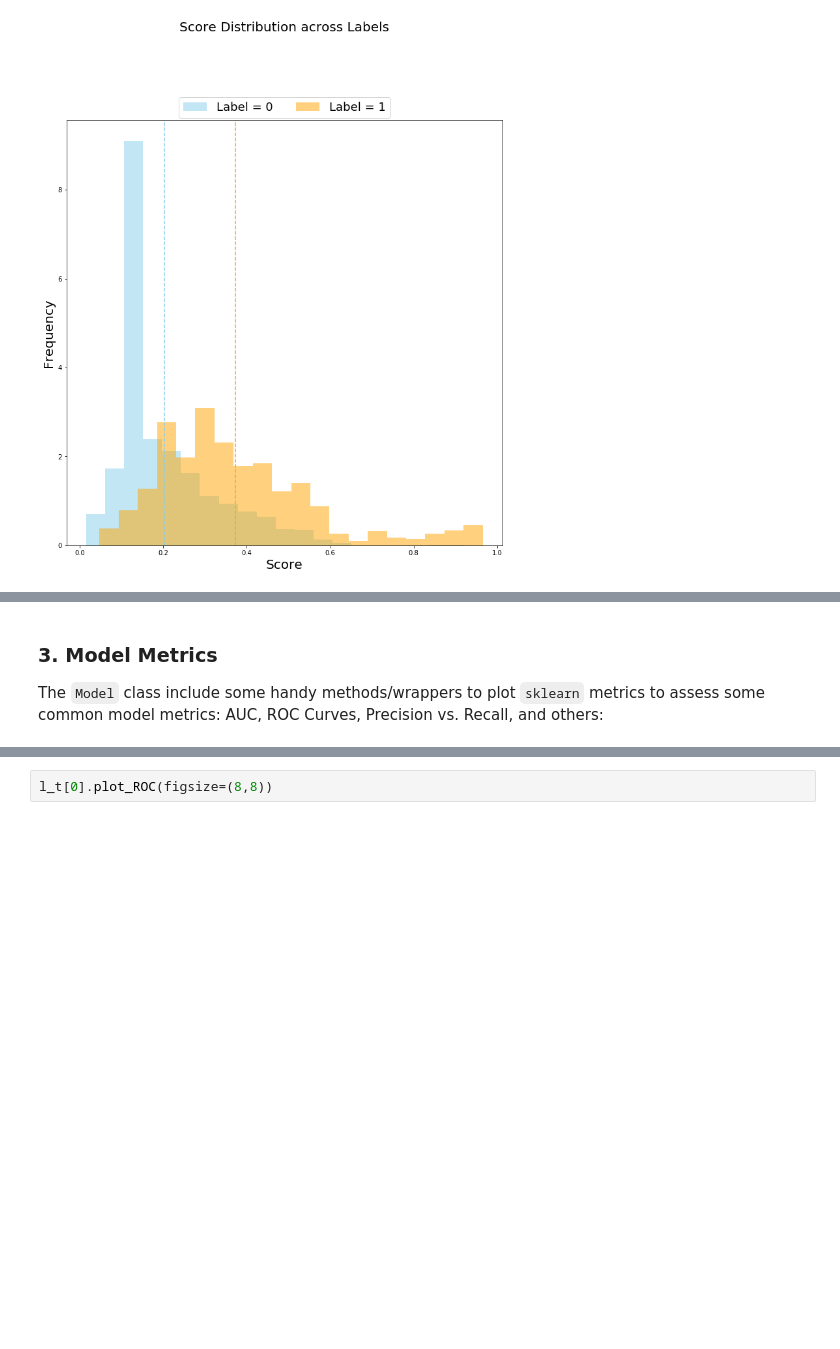
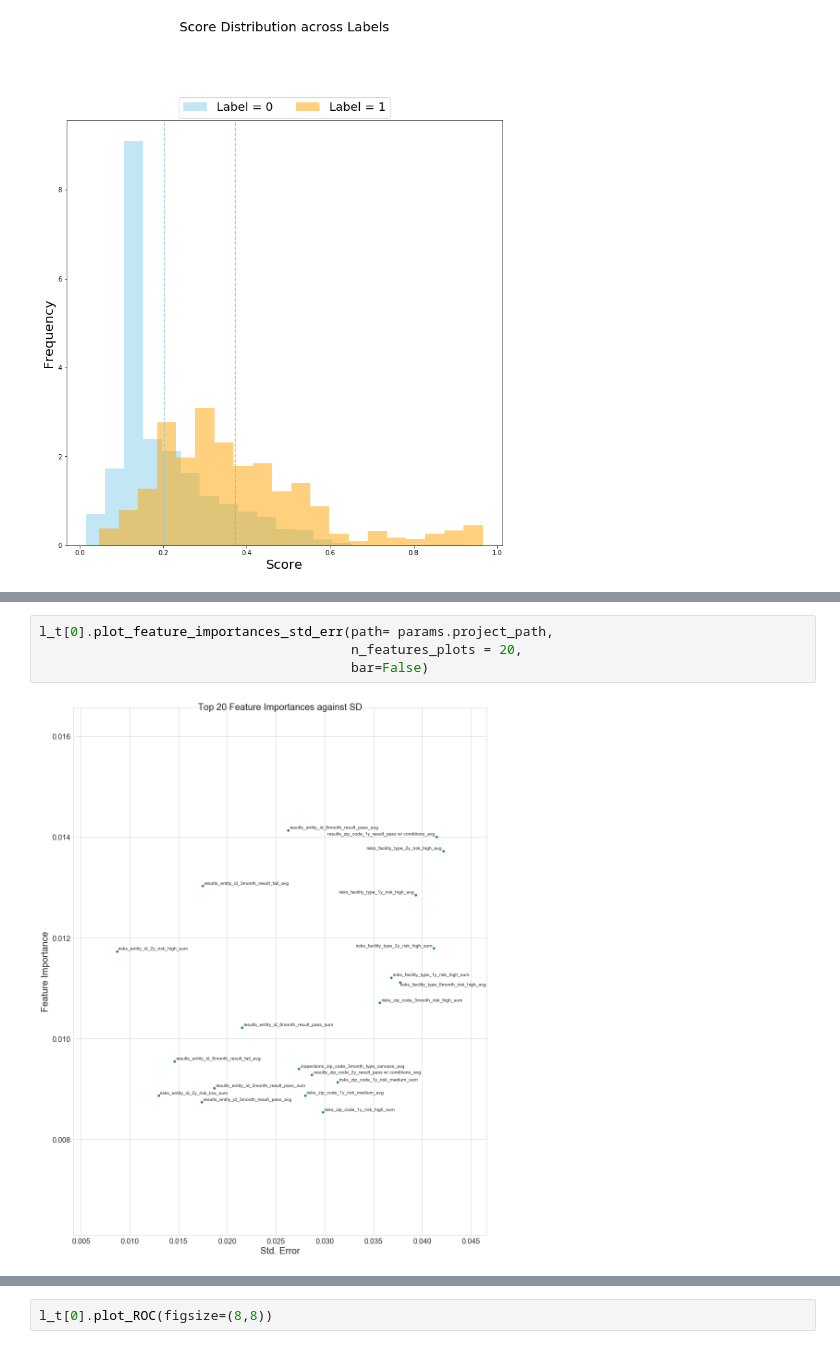
Before and after one commit to dssg/triage, a Jupyter notebook: src/triage/component/postmodeling/contrast/postmodeling_tutorial.ipynb, the cells around one changed output, grey strips where cells are left out. Drawn from its saved outputs; the diff is of its cells as text; blank space fills up the shorter version.

```diff
--- a/src/triage/component/postmodeling/contrast/postmodeling_tutorial.ipynb
+++ b/src/triage/component/postmodeling/contrast/postmodeling_tutorial.ipynb
@@ -140,4 +167,6 @@ l_t[0].plot_feature_importances_std_err(path= params.project_path,
-# %% [markdown]
-### 3. Model Metrics
-
-The `Model` class include some handy methods/wrappers to plot `sklearn` metrics to assess some common model metrics: AUC, ROC Curves, Precision vs. Recall, and others:
+# %%
+l_t[0].plot_feature_importances_std_err(path= params.project_path,
+                                        n_features_plots = 20,
+                                        bar=False)
+# %% [output]
+[figure, added]
```
Also changed, not shown: parts of 51 cells of this notebook.
